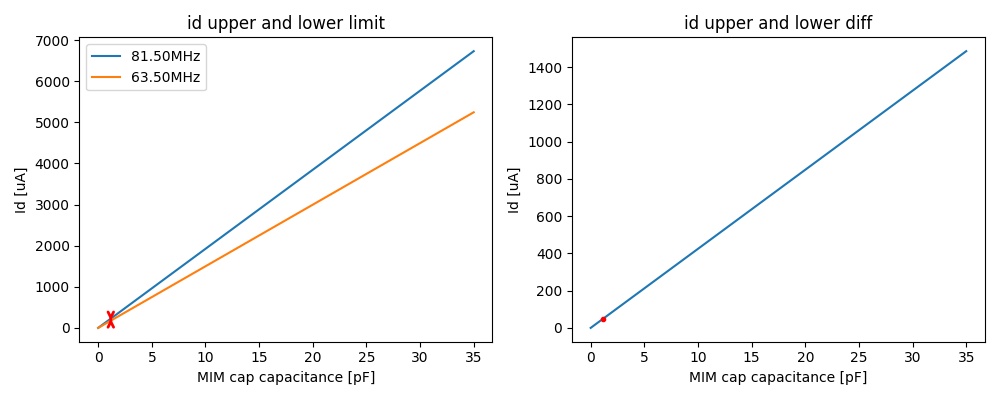
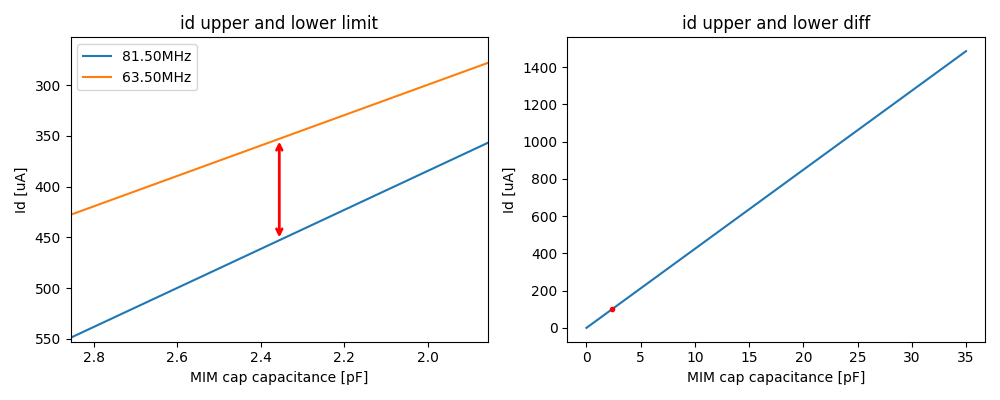
The change to this notebook cell's code, shown as a diff; its figure went from the first image to the second:
--- before
+++ after
@@ -3,12 +3,14 @@
 import matplotlib.pyplot as plt
 from scipy import interpolate
+import math
 
 
 # VCO spec and limitation
+mim_cap_coefficient_um2 = 2e-6
+mim_cap_capacitance_max=35e-12
 nmos_vth=0.589748
-mim_cap_capacitance_max=35e-12
 fosc_max=80e6
 fosc_min=65e6
-id_diff_uppper_lower=50e-6
+id_diff_uppper_lower=100e-6
 vin_max = 2.5
 vin_min = 0.8
@@ -37,19 +39,32 @@
 vin_diff = vin_max-vin_min
 gm_vin_to_id = id_diff/vin_diff
-suitable_gm_id = gm_vin_to_id/suitable_id_center
+suitable_gm_id = gm_vin_to_id/id_diff
+suitable_id_offset = suitable_id_center
 
 
+
+# Calculate MIM cap area
+suitable_mim_cap_area_um2 = suitable_mim_cap_capacitance / mim_cap_coefficient
+suitable_mim_cap_length_um = math.sqrt(suitable_mim_cap_area);
+
 # Print design parameter
-print(f"nmos_vth:{nmos_vth}")
-print(f"mim_cap_capacitance:{mim_cap_capacitance_max}")
-print(f"fosc_max:{fosc_max}")
-print(f"fosc_min:{fosc_min}")
-print(f"fosc_range:{fosc_range}")
-print(f"fosc_upper_lim:{fosc_upper_lim}")
-print(f"fosc_lower_lim:{fosc_lower_lim}")
-print(f"id_diff_uppper_lower:{id_diff_uppper_lower}")
+print("VCO design parameter:")
+print(f"mim_cap_coefficient_um2:{mim_cap_coefficient_um2}")
+print(f"mim_cap_capacitance_max:{mim_cap_capacitance_max/ 1e-12:.2f}pf")
+print(f"nmos_vth:{nmos_vth}V")
+print(f"fosc_max:{fosc_max}Hz")
+print(f"fosc_min:{fosc_min}Hz")
+print(f"fosc_range:{fosc_range}Hz")
+print(f"fosc_upper_lim:{fosc_upper_lim}Hz")
+print(f"fosc_lower_lim:{fosc_lower_lim}Hz")
+print(f"vin_max:{vin_max}V")
+print(f"vin_min:{vin_min}V")
+
 print("--------------------------")
 print("VCO design result:")
 print(f"suitable_mim_cap_capacitance:{suitable_mim_cap_capacitance/ 1e-12:.2f}pf")
+print(f"suitable_mim_cap_area_um2:{suitable_mim_cap_area_um2:.2f}um^2")
+print(f"suitable_mim_cap_length_um:{suitable_mim_cap_length_um:.2f}um")
+print("--------------------------")
 print(f"suitable_id_upper:{suitable_id_upper/ 1e-6:.2f}uA")
 print(f"suitable_id_lower:{suitable_id_lower/ 1e-6:.2f}uA")
@@ -58,5 +73,6 @@
 print(f"gm_vin_to_id:{gm_vin_to_id}")
 print(f"suitable_gm_id:{suitable_gm_id}")
-
+print(f"suitable_id_offset:{suitable_id_offset/ 1e-6:.2f}uA")
+print("--------------------------")
 
 
@@ -73,4 +89,6 @@
 axes[0].annotate("", xy=(suitable_mim_cap_capacitance/1e-12, suitable_id_upper/1e-6), xytext=(suitable_mim_cap_capacitance/1e-12, suitable_id_lower/1e-6),
             arrowprops=dict(arrowstyle='<->', color='red', lw=2))
+axes[0].set_xlim((suitable_mim_cap_capacitance+0.5e-12)/1e-12,(suitable_mim_cap_capacitance-0.5e-12)/1e-12)
+axes[0].set_ylim((suitable_id_upper+100e-6)/1e-6,(suitable_id_lower-100e-6)/1e-6)
 
 # 2nd chart

Commit: add vco xschem